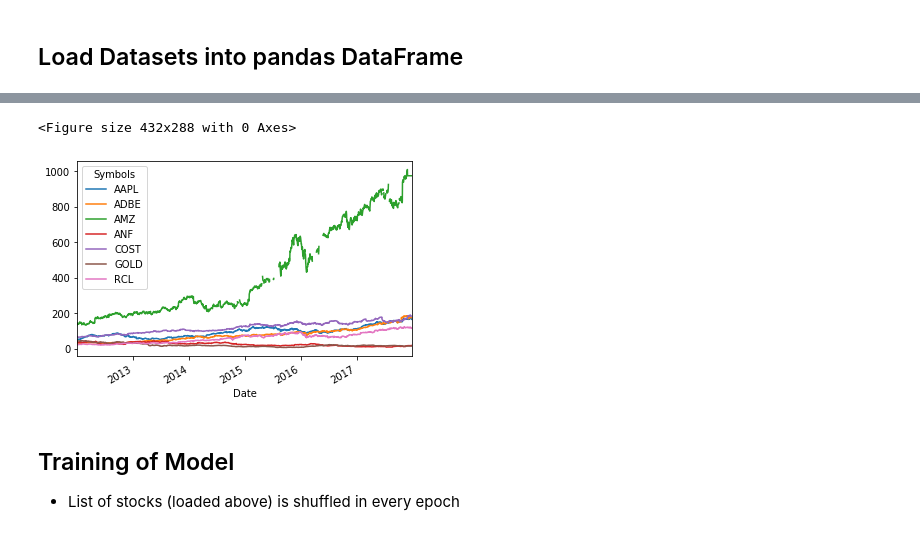
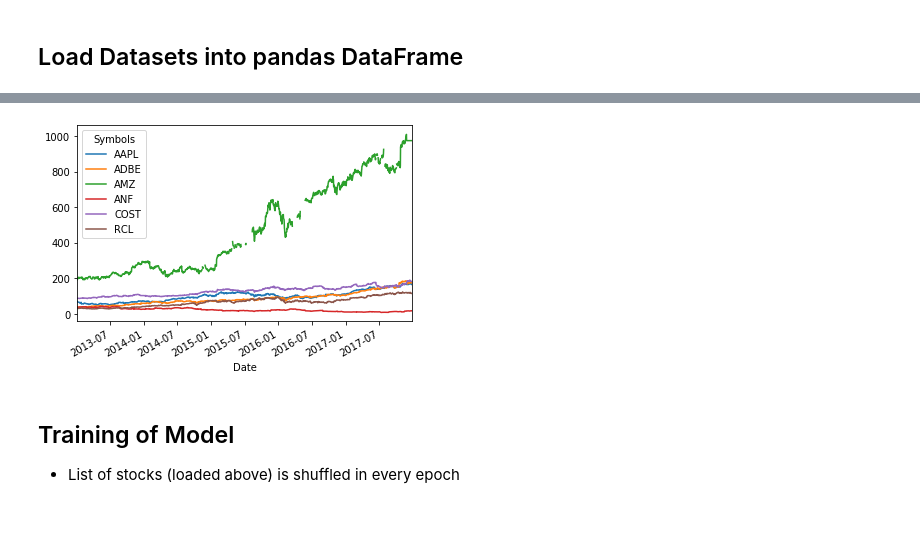
Before and after one commit to Pizajolo/finance-bot, a Jupyter notebook: test-reinforcement/visualize_extended.ipynb, the cells around one changed output, grey strips where cells are left out. Saved outputs shown, nothing was run; the diff lists cells and outputs as text; code cells hidden in the pictures.

```diff
--- a/test-reinforcement/visualize_extended.ipynb
+++ b/test-reinforcement/visualize_extended.ipynb
@@ -47,7 +47,7 @@ debug = False
 # Loading Train Data
 # Setting Start and Enddate for Validation
 
-start_train= datetime.datetime(2012, 1, 1)
+start_train= datetime.datetime(2013, 1, 1)
 end_train = datetime.datetime(2018, 1, 1)
 start_val = end_train
 end_val = datetime.datetime.now()
@@ -56,7 +56,7 @@ end_val = datetime.datetime.now()
 # Load Test Data
 
 # Load several stocks
-df_train = web.DataReader(['ADBE', 'AAPL', 'RCL', 'COST', 'ANF','AMZ', 'GOLD'],'yahoo',
+df_train = web.DataReader(['ADBE', 'AAPL', 'RCL', 'COST', 'ANF','AMZ'],'yahoo',
                                start=start_train, end=end_train)['Adj Close']
 
 df2_train = web.DataReader('GOLD','yahoo',
@@ -64,7 +64,7 @@ df2_train = web.DataReader('GOLD','yahoo',
                                end=end_train) #end_train
 
 
-df_val = web.DataReader(['ADBE', 'AAPL', 'RCL', 'COST', 'ANF','AMZ', 'GOLD'],'yahoo',
+df_val = web.DataReader(['ADBE', 'AAPL', 'RCL', 'COST', 'ANF','AMZ'],'yahoo',
                                start=start_val, #start_train
                                end=end_val)['Adj Close'] #end_val
 df2_val = web.DataReader('GOLD','yahoo',
@@ -99,5 +83,4 @@ I1005 21:45:01.379900   992 connectionpool.py:393] https://finance.yahoo.com:443
-<Figure size 432x288 with 0 Axes>
-[figure, old version]
+[figure, new version]
 # %% [markdown]
 ## Training of Model
  - List of stocks (loaded above) is shuffled in every epoch
```
Also changed, not shown: parts of 6 cells of this notebook.
